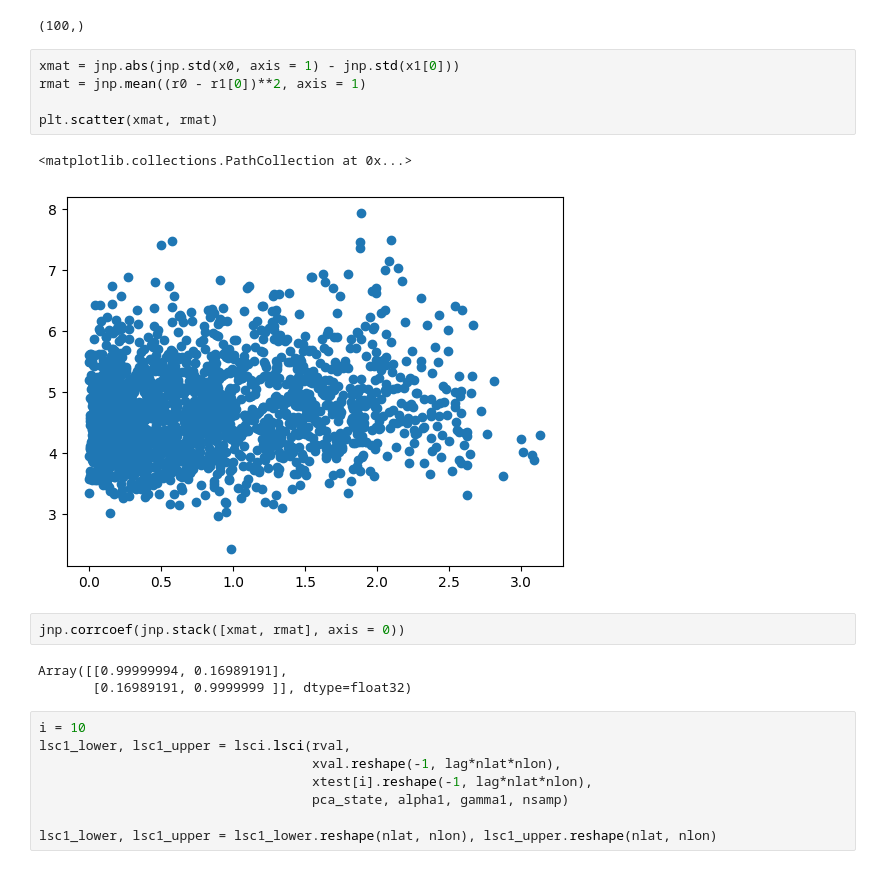
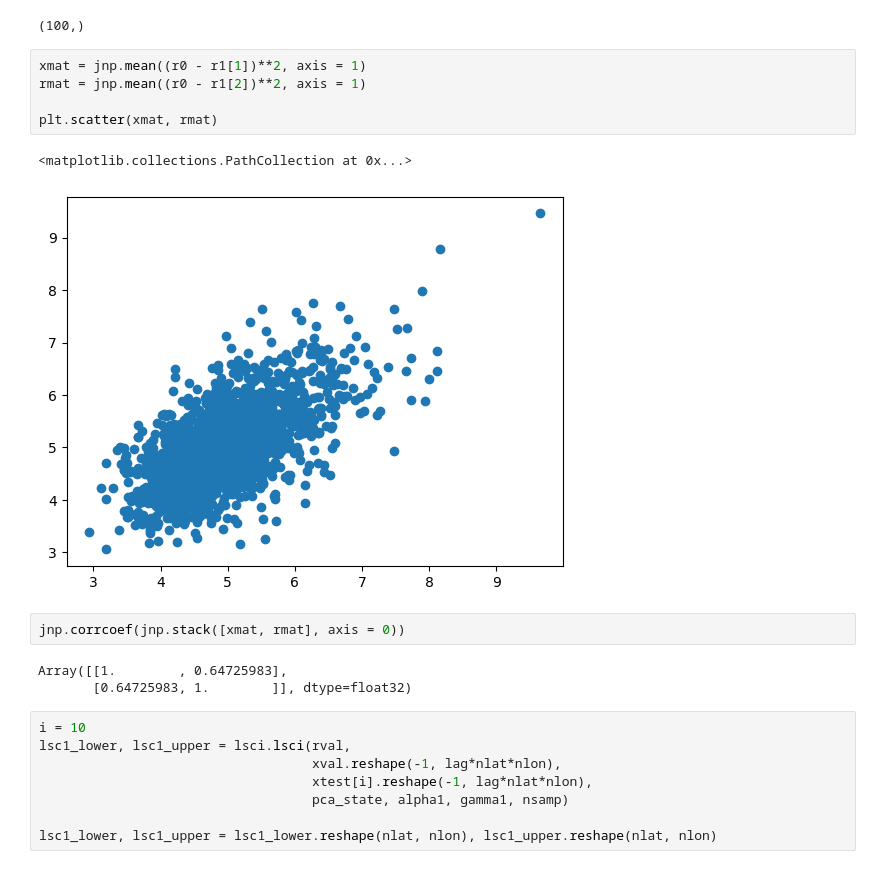
Before and after one commit to trevor-harris/LSCI, a Jupyter notebook: weather/weather_dev.ipynb, the cells around one changed output. Drawn from its saved outputs; the diff is of its cells as text.

```diff
--- a/weather/weather_dev.ipynb
+++ b/weather/weather_dev.ipynb
@@ -472,18 +495,18 @@ xmat.shape
 # %% [output]
 (100,)
 # %%
-xmat = jnp.abs(jnp.std(x0, axis = 1) - jnp.std(x1[0]))
-rmat = jnp.mean((r0 - r1[0])**2, axis = 1)
+xmat = jnp.mean((r0 - r1[1])**2, axis = 1)
+rmat = jnp.mean((r0 - r1[2])**2, axis = 1)
 
 plt.scatter(xmat, rmat)
 # %% [output]
 <matplotlib.collections.PathCollection at 0x...>
-[figure, old version]
+[figure, new version]
 # %%
 jnp.corrcoef(jnp.stack([xmat, rmat], axis = 0))
 # %% [output]
-Array([[0.99999994, 0.16989191],
-       [0.16989191, 0.9999999 ]], dtype=float32)
+Array([[1.        , 0.64725983],
+       [0.64725983, 1.        ]], dtype=float32)
 # %%
 i = 10
 lsc1_lower, lsc1_upper = lsci.lsci(rval,
```
Also changed, not shown: parts of 8 cells of this notebook.
